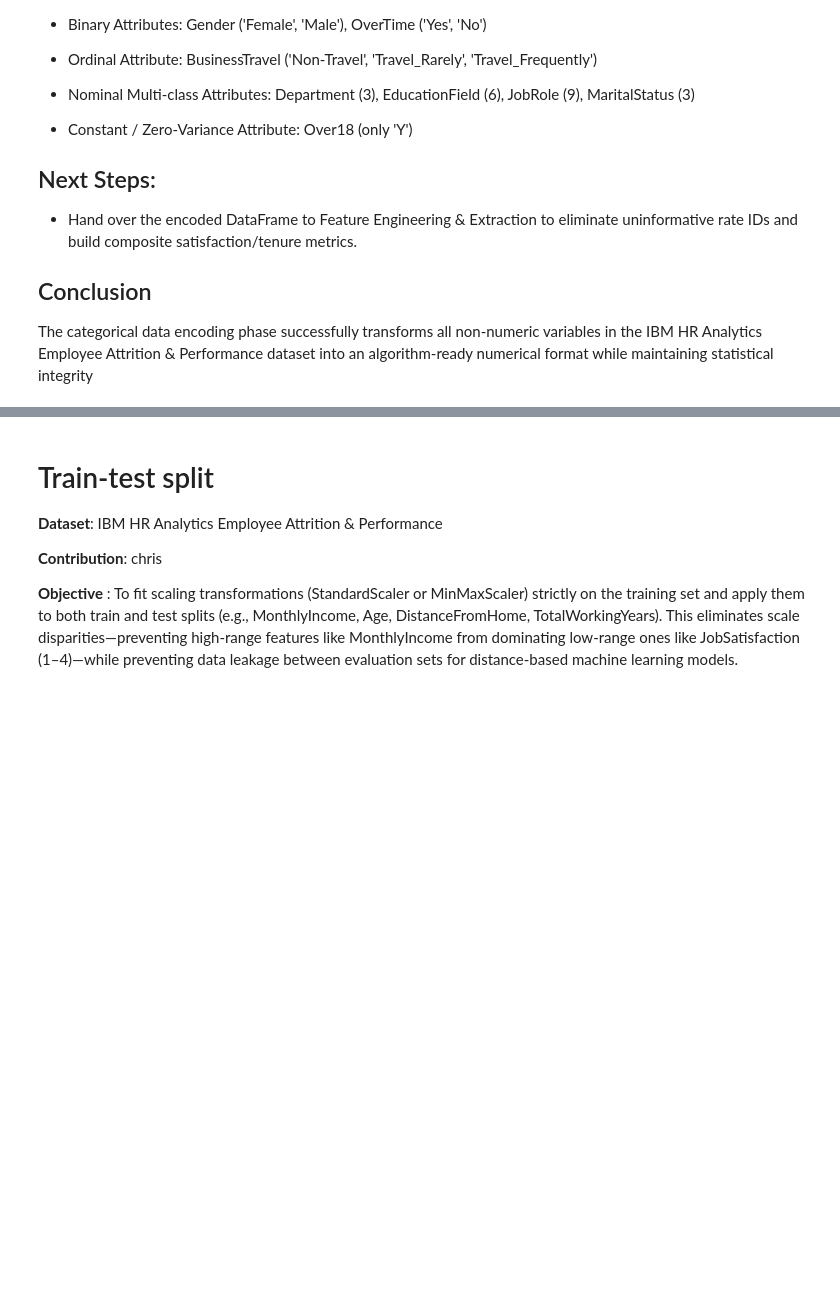
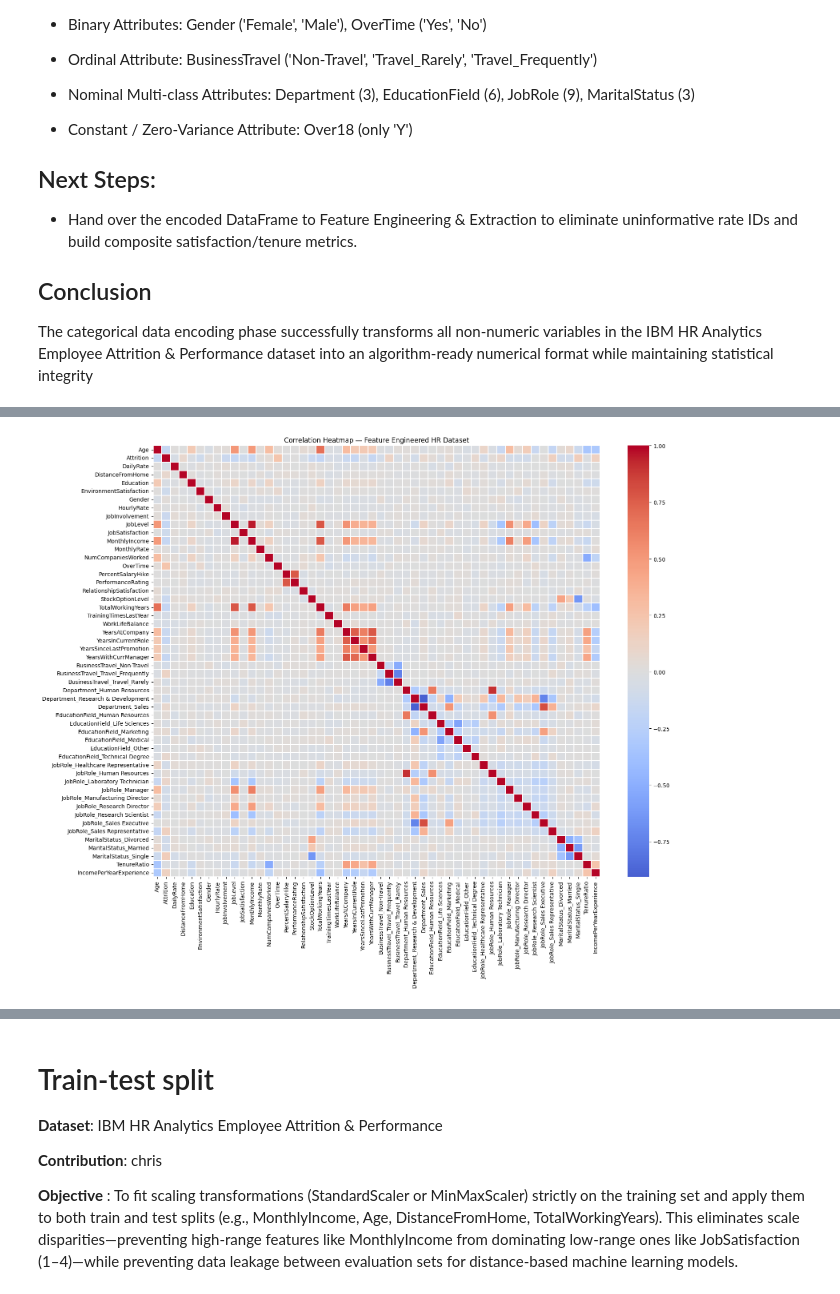
Before and after one commit to Jishafranklin/Parallel-Project-HR-Employee-Attrition-Preprocessing, a Jupyter notebook: notebooks/HR_Employee_Attrition_Preprocessing.ipynb, the cells around one changed output, grey strips where cells are left out. Drawn from its saved outputs; the diff is of its cells as text; code cells hidden in the pictures; blank space fills up the shorter version.

```diff
--- a/notebooks/HR_Employee_Attrition_Preprocessing.ipynb
+++ b/notebooks/HR_Employee_Attrition_Preprocessing.ipynb
@@ -342,0 +426,19 @@ The categorical data encoding phase successfully transforms all non-numeric vari
+# %%
+# Remove irrelevant and redundant columns
+
+columns_to_drop = [
+    "EmployeeCount",
+    "StandardHours",
+    "Over18",
+    "EmployeeNumber"
+]
+
+df_fe = df.drop(
+    columns=columns_to_drop,
+    errors="ignore"
+)
+
+print("Removed columns:")
+print(columns_to_drop)
+
+print("\nShape after feature selection:", df_fe.shape)
@@ -342,0 +511,8 @@ The categorical data encoding phase successfully transforms all non-numeric vari
+# %%
+# Calculate correlation matrix
+
+correlation_matrix = df_fe.corr(
+    numeric_only=True
+)
+
+correlation_matrix.head()
@@ -342,0 +532,19 @@ The categorical data encoding phase successfully transforms all non-numeric vari
+# %%
+# Plot correlation heatmap
+
+plt.figure(figsize=(18, 14))
+
+sns.heatmap(
+    correlation_matrix,
+    cmap="coolwarm",
+    center=0,
+    linewidths=0.3
+)
+
+plt.title(
+    "Correlation Heatmap — Feature Engineered HR Dataset"
+)
+
+plt.show()
+# %% [output]
+[figure, added]
```
Also changed, not shown: parts of 18 cells of this notebook.
